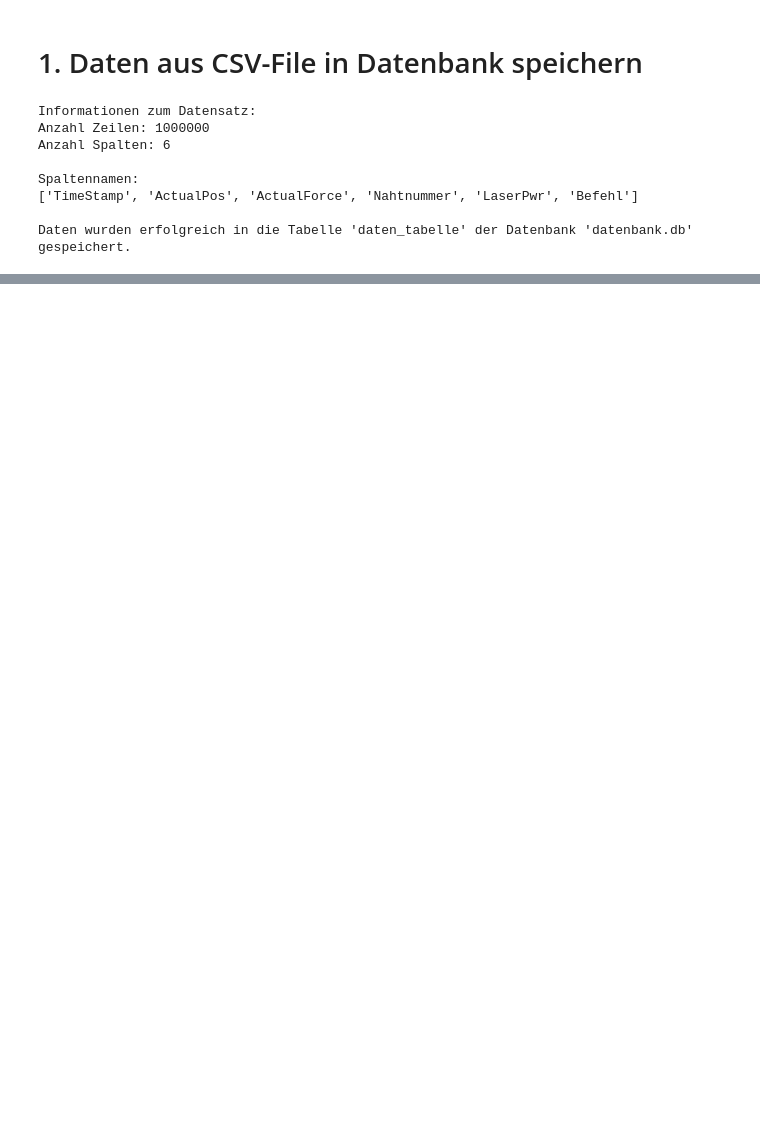
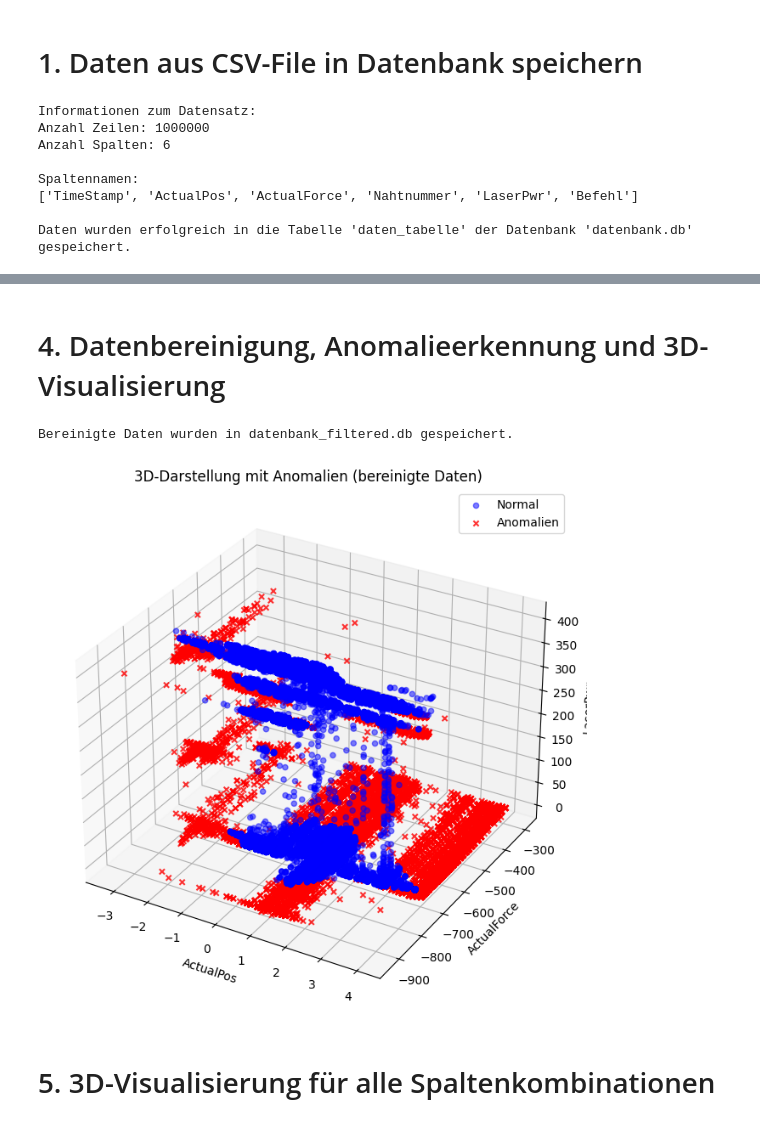
Before and after one commit to jfawer/Data_Mining, a Jupyter notebook: analyse.ipynb, the cells around one changed output, grey strips where cells are left out. Saved outputs shown, nothing was run; the diff lists cells and outputs as text; code cells hidden in the pictures; blank space fills up the shorter version.

```diff
--- a/analyse.ipynb
+++ b/analyse.ipynb
@@ -348,0 +177,71 @@ else:
+# %% [markdown]
+# 4. Datenbereinigung, Anomalieerkennung und 3D-Visualisierung
+# %%
+# Verbindung zur SQLite-Datenbank herstellen
+db_path = 'datenbank_clean.db'
+conn = sqlite3.connect(db_path)
+
+# Tabellen in der Datenbank auflisten
+cursor = conn.cursor()
+cursor.execute("SELECT name FROM sqlite_master WHERE type='table';")
+tables = cursor.fetchall()
+
+# Daten aus der Tabelle 'cleaned_data' laden
+table_name = 'cleaned_data'
+data = pd.read_sql_query(f"SELECT * FROM {table_name}", conn)
+
+# Nur numerische Spalten auswählen
+numeric_data = data.select_dtypes(include=[np.number])
+
+# Ausreißer mit dem Interquartilsabstand (IQR) entfernen
+Q1 = numeric_data.quantile(0.25)
+Q3 = numeric_data.quantile(0.75)
+IQR = Q3 - Q1
+
+# Daten innerhalb des IQR-Bereichs behalten
+filtered_data = numeric_data[~((numeric_data < (Q1 - 1.5 * IQR)) | (numeric_data > (Q3 + 1.5 * IQR))).any(axis=1)].copy()
+
+# Spalten 'Befehl' und 'TimeStamp' hinzufügen
+filtered_data.loc[:, 'Befehl'] = data.loc[filtered_data.index, 'Befehl']  # Nicht-numerische Spalte 'Befehl' hinzufügen
+if 'TimeStamp' in data.columns:
+    filtered_data.loc[:, 'TimeStamp'] = data.loc[filtered_data.index, 'TimeStamp']  # Zeitstempel hinzufügen
+
+# Bereinigte Daten in eine neue SQLite-Datenbank speichern
+new_db_path = 'datenbank_filtered.db'
+conn_filtered = sqlite3.connect(new_db_path)
+filtered_data.to_sql('filtered_data', conn_filtered, if_exists='replace', index=False)
+conn_filtered.close()
+print(f"Bereinigte Daten wurden in {new_db_path} gespeichert.")
+
+# IsolationForest auf die bereinigten Daten anwenden
+iso_forest = IsolationForest(contamination=0.05, random_state=42)
+filtered_data.loc[:, 'anomaly'] = iso_forest.fit_predict(filtered_data.select_dtypes(include=[np.number]))
+
+# 3D-Plot der bereinigten Daten mit Anomalien
+x_col, y_col, z_col = filtered_data.select_dtypes(include=[np.number]).columns[:3]
+
+fig = plt.figure(figsize=(10, 8))
+ax = fig.add_subplot(111, projection='3d')
+
+# Normalpunkte (anomaly = 1)
+normal_data = filtered_data[filtered_data['anomaly'] == 1]
+ax.scatter(normal_data[x_col], normal_data[y_col], normal_data[z_col], c='b', marker='o', alpha=0.5, label='Normal')
+
+# Anomalien (anomaly = -1)
+anomalies = filtered_data[filtered_data['anomaly'] == -1]
+ax.scatter(anomalies[x_col], anomalies[y_col], anomalies[z_col], c='r', marker='x', alpha=0.8, label='Anomalien')
+
+ax.set_xlabel(x_col)
+ax.set_ylabel(y_col)
+ax.set_zlabel(z_col)
+ax.set_title("3D-Darstellung mit Anomalien (bereinigte Daten)")
+ax.legend()
+plt.show()
+
+# Verbindung zur ursprünglichen Datenbank schließen
+conn.close()
+# %% [output]
+Bereinigte Daten wurden in datenbank_filtered.db gespeichert.
+[figure, added]
+# %% [markdown]
+# 5. 3D-Visualisierung für alle Spaltenkombinationen
```
Also changed, not shown: parts of 12 cells of this notebook, 1 other file.
